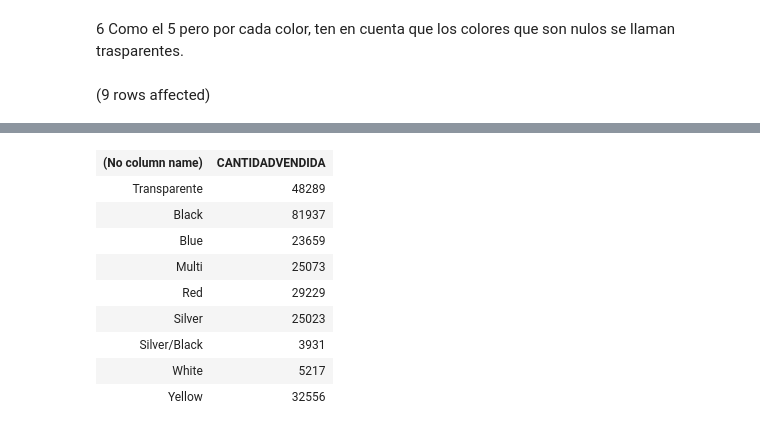
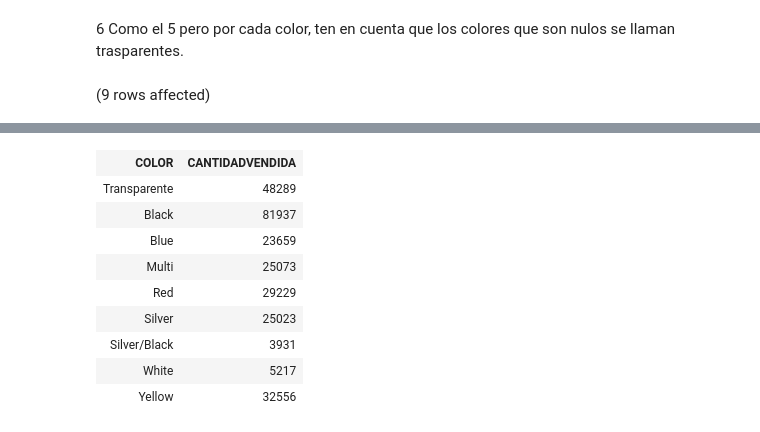
Before and after one commit to Asambler2/Hiberus-enlace, a Jupyter notebook: sql/EJ4VariasTablas/Notebook-1.ipynb, the cells around one changed output, grey strips where cells are left out. Saved outputs shown, nothing was run; the diff lists cells and outputs as text; code cells hidden in the pictures.

```diff
--- a/sql/EJ4VariasTablas/Notebook-1.ipynb
+++ b/sql/EJ4VariasTablas/Notebook-1.ipynb
@@ -104,6 +104,6 @@ Total execution time: 00:00:00.027
 # %% [markdown]
 6 Como el 5 pero por cada color, ten en cuenta que los colores que son nulos se llaman trasparentes.
 # %%
-SELECT COALESCE(P.Color, 'Transparente'), SUM(S.OrderQty) AS CANTIDADVENDIDA FROM Production.Product AS P JOIN SALES.SalesOrderDetail AS S ON P.ProductID = S.ProductID GROUP BY P.Color
+SELECT COALESCE(P.Color, 'Transparente') AS COLOR, SUM(S.OrderQty) AS CANTIDADVENDIDA FROM Production.Product AS P JOIN SALES.SalesOrderDetail AS S ON P.ProductID = S.ProductID GROUP BY P.Color
 # %% [output]
 (9 rows affected)
@@ -111,4 +111,4 @@ Total execution time: 00:00:00.057
-| (No column name) | CANTIDADVENDIDA |
+| COLOR | CANTIDADVENDIDA |
 | Transparente | 48289 |
 | Black | 81937 |
 | Blue | 23659 |
```
Also changed, not shown: parts of 25 cells of this notebook.
